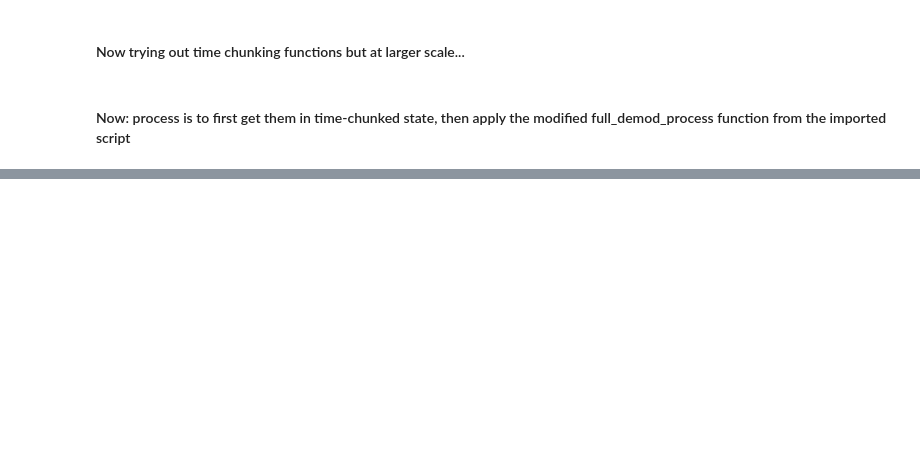
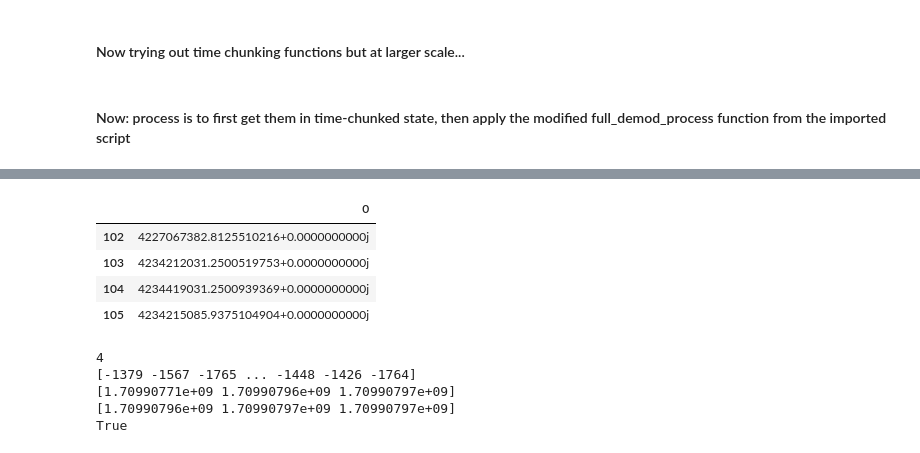
Before and after one commit to withersm/readout, a Jupyter notebook: lea_beammap_work/ali_hdf5_reading/time_chunking/tcf_multi_chan.ipynb, the cells around one changed output, grey strips where cells are left out. Drawn from its saved outputs; the diff is of its cells as text; code cells hidden in the pictures; blank space fills up the shorter version.

```diff
--- a/lea_beammap_work/ali_hdf5_reading/time_chunking/tcf_multi_chan.ipynb
+++ b/lea_beammap_work/ali_hdf5_reading/time_chunking/tcf_multi_chan.ipynb
@@ -96 +96,5 @@ def chunk_demod(ts_file, ts_path, t_xy_file):
+# %%
+freq_list_ex_path = '/home/matt/ali_drive_mnt/tone_initializations/fcenter_4250.0_20240308061355/freq_list_lo_sweep_targeted_1_fcenter_4250.0_20240308061555.npy'
+freq_list_ex = np.load(freq_list_ex_path)
+freq_list_4250_1 = pd.DataFrame(freq_list_ex)
 # %%
@@ -101,0 +121,21 @@ len(t_4250_1)
+# %%
+freq_list_4250_1.loc[102:105]
+
+
+#[4.22706738e+09+0.j 4.23421203e+09+0.j 4.23441903e+09+0.j
+ #4.23421509e+09+0.j]
+# %% [output]
+|  | 0 |
+| 102 | 4227067382.8125510216+0.0000000000j |
+| 103 | 4234212031.2500519753+0.0000000000j |
+| 104 | 4234419031.2500939369+0.0000000000j |
+| 105 | 4234215085.9375104904+0.0000000000j |
+# %%
+t_4250_1, I_4250_1, Q_4250_1 = tcf.get_ts_chunks_time_indexing(ts_LO4250_1, t_xy_LO4250_1, chunk='some', chunk_start=102, chunk_stop=105,
+                                                               single_channel=None, time_chunk_index_start=1000, time_chunk_index_stop=1005)
+# %% [output]
+4
+[-1379 -1567 -1765 ... -1448 -1426 -1764]
+[1.70990771e+09 1.70990796e+09 1.70990797e+09]
+[1.70990796e+09 1.70990797e+09 1.70990797e+09]
+True
```
Also changed, not shown: parts of 20 cells of this notebook, 2 other files.
